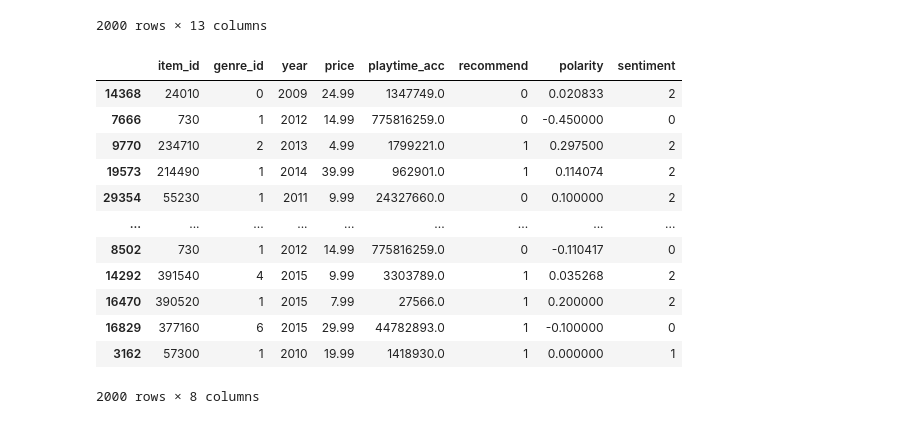
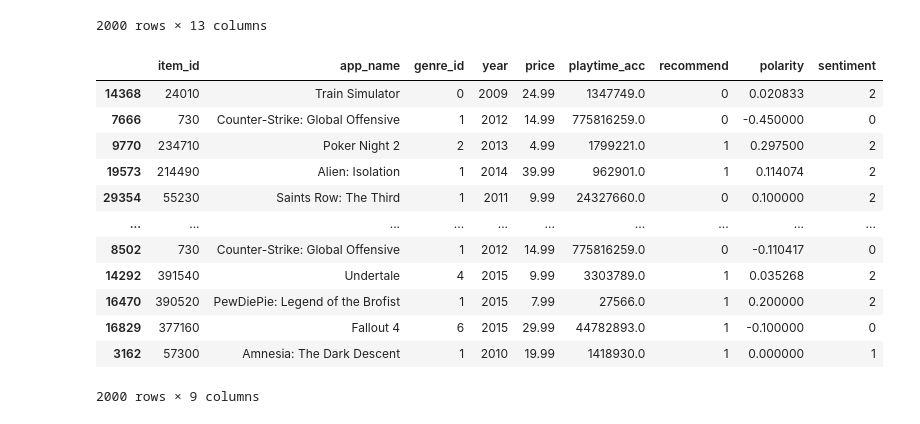
Before and after one commit to Batxa/DS_Project1, a Jupyter notebook: EDA.ipynb, the cells around one changed output. Cells and saved outputs as stored; diff of their text form; code cells hidden in the pictures.

```diff
--- a/EDA.ipynb
+++ b/EDA.ipynb
@@ -604,22 +610,22 @@ df_mlo
 | 3162 | 57300 | Amnesia: The Dark Descent | Action | 2010 | 19.99 | Frictional Games | 1418930.0 | 1 | 2013 | ... |
 2000 rows × 13 columns
 # %%
-df_mlo = df_mlo[['item_id', 'genre_id', 'year', 'price', 'playtime_acc', 'recommend', 'polarity', 'sentiment']]
+df_mlo = df_mlo[['item_id', 'app_name', 'genre_id', 'year', 'price', 'playtime_acc', 'recommend', 'polarity', 'sentiment']]
 df_mlo
 # %% [output]
-|  | item_id | genre_id | year | price | playtime_acc | recommend | polarity | sentiment |
-| 14368 | 24010 | 0 | 2009 | 24.99 | 1347749.0 | 0 | 0.020833 | 2 |
-| 7666 | 730 | 1 | 2012 | 14.99 | 775816259.0 | 0 | -0.450000 | 0 |
-| 9770 | 234710 | 2 | 2013 | 4.99 | 1799221.0 | 1 | 0.297500 | 2 |
-| 19573 | 214490 | 1 | 2014 | 39.99 | 962901.0 | 1 | 0.114074 | 2 |
-| 29354 | 55230 | 1 | 2011 | 9.99 | 24327660.0 | 0 | 0.100000 | 2 |
-| ... | ... | ... | ... | ... | ... | ... | ... | ... |
-| 8502 | 730 | 1 | 2012 | 14.99 | 775816259.0 | 0 | -0.110417 | 0 |
-| 14292 | 391540 | 4 | 2015 | 9.99 | 3303789.0 | 1 | 0.035268 | 2 |
-| 16470 | 390520 | 1 | 2015 | 7.99 | 27566.0 | 1 | 0.200000 | 2 |
-| 16829 | 377160 | 6 | 2015 | 29.99 | 44782893.0 | 1 | -0.100000 | 0 |
-| 3162 | 57300 | 1 | 2010 | 19.99 | 1418930.0 | 1 | 0.000000 | 1 |
+|  | item_id | app_name | genre_id | year | price | playtime_acc | recommend | polarity | sentiment |
+| 14368 | 24010 | Train Simulator | 0 | 2009 | 24.99 | 1347749.0 | 0 | 0.020833 | 2 |
+| 7666 | 730 | Counter-Strike: Global Offensive | 1 | 2012 | 14.99 | 775816259.0 | 0 | -0.450000 | 0 |
+| 9770 | 234710 | Poker Night 2 | 2 | 2013 | 4.99 | 1799221.0 | 1 | 0.297500 | 2 |
+| 19573 | 214490 | Alien: Isolation | 1 | 2014 | 39.99 | 962901.0 | 1 | 0.114074 | 2 |
+| 29354 | 55230 | Saints Row: The Third | 1 | 2011 | 9.99 | 24327660.0 | 0 | 0.100000 | 2 |
+| ... | ... | ... | ... | ... | ... | ... | ... | ... | ... |
+| 8502 | 730 | Counter-Strike: Global Offensive | 1 | 2012 | 14.99 | 775816259.0 | 0 | -0.110417 | 0 |
+| 14292 | 391540 | Undertale | 4 | 2015 | 9.99 | 3303789.0 | 1 | 0.035268 | 2 |
+| 16470 | 390520 | PewDiePie: Legend of the Brofist | 1 | 2015 | 7.99 | 27566.0 | 1 | 0.200000 | 2 |
+| 16829 | 377160 | Fallout 4 | 6 | 2015 | 29.99 | 44782893.0 | 1 | -0.100000 | 0 |
+| 3162 | 57300 | Amnesia: The Dark Descent | 1 | 2010 | 19.99 | 1418930.0 | 1 | 0.000000 | 1 |
-2000 rows × 8 columns
+2000 rows × 9 columns
 # %%
 # Exportación de dataset
 df_mlo.to_csv("df_mlo.csv")
```
Also changed, not shown: parts of 17 cells of this notebook, 5 other files.
